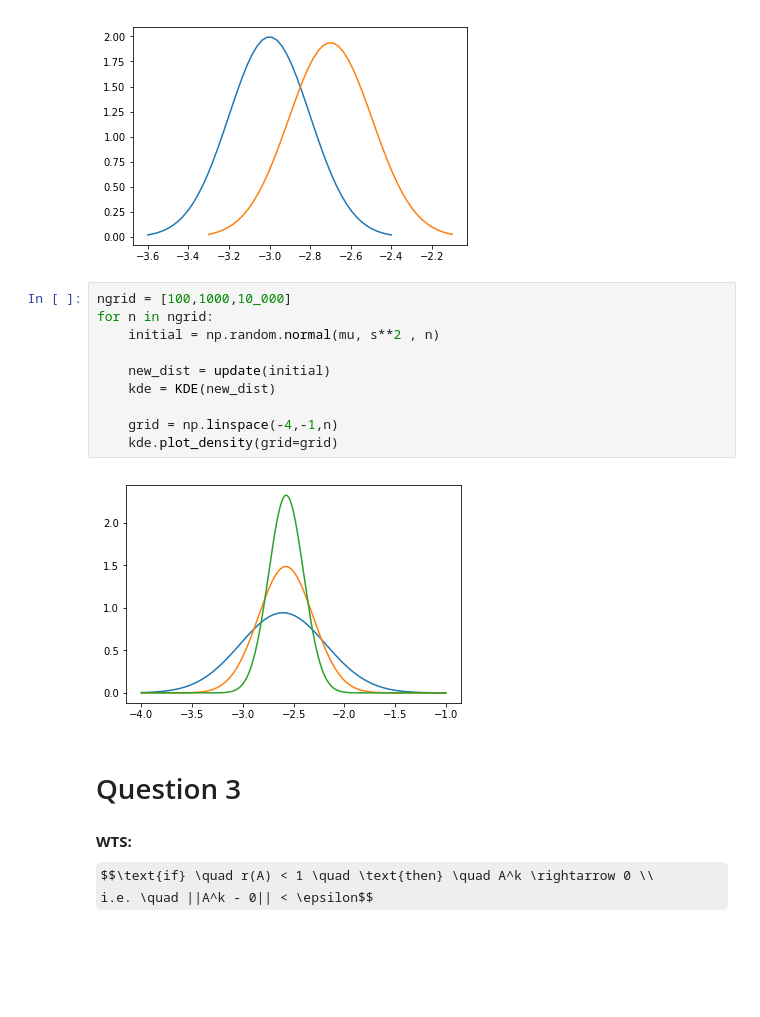
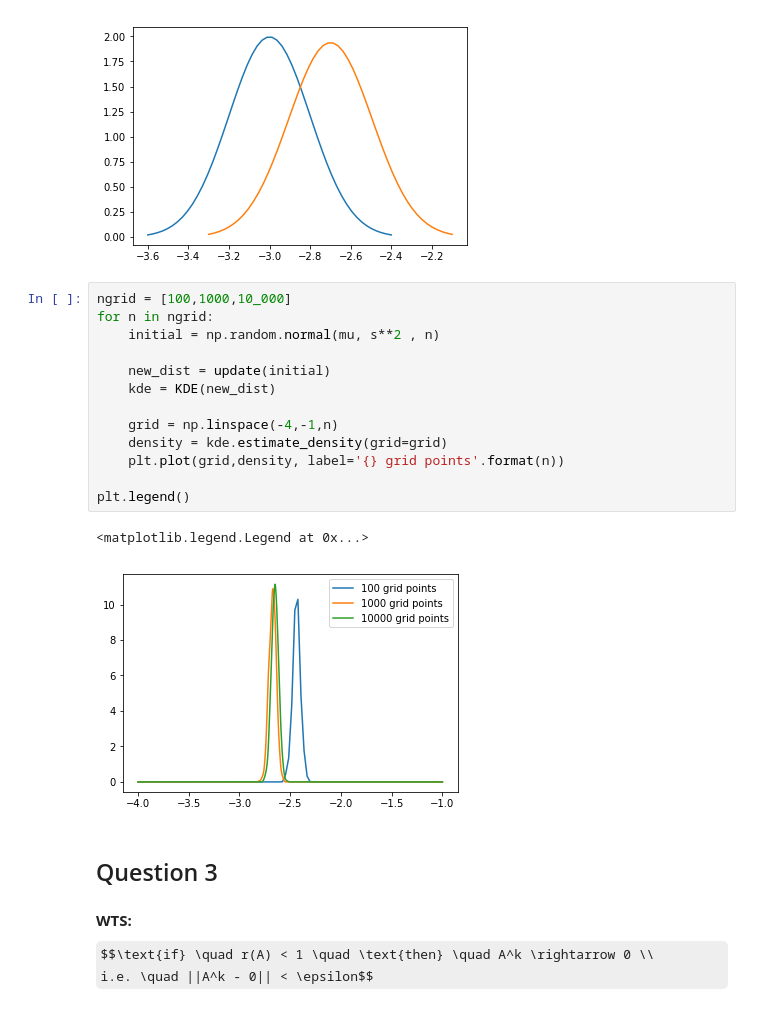
Before and after one commit to Alexander-Weinberg/BootCamp2018, a Jupyter notebook: ProbSets/Econ/ProbSet2/econ_ps2.ipynb, the cells around one changed output. Cells and saved outputs as stored; diff of their text form; some formulas as TeX source; blank space fills up the shorter version.

```diff
--- a/ProbSets/Econ/ProbSet2/econ_ps2.ipynb
+++ b/ProbSets/Econ/ProbSet2/econ_ps2.ipynb
@@ -206,17 +210,21 @@ plt.plot(domainY, matplotlib.mlab.normpdf(domainY, avg, np.sqrt(s2)))
 # %%
 ngrid = [100,1000,10_000]
 for n in ngrid:
     initial = np.random.normal(mu, s**2 , n)
 
     new_dist = update(initial)
     kde = KDE(new_dist)
 
     grid = np.linspace(-4,-1,n)
-    kde.plot_density(grid=grid)
+    density = kde.estimate_density(grid=grid)
+    plt.plot(grid,density, label='{} grid points'.format(n))
+
+plt.legend()
 # %% [output]
+<matplotlib.legend.Legend at 0x...>
-[figure, old version]
+[figure, new version]
 # %% [markdown]
-# Question 3
+## Question 3
 # %% [markdown]
 **WTS:** $$\text{if} \quad r(A) < 1 \quad \text{then} \quad A^k \rightarrow 0 \\
 i.e. \quad ||A^k - 0|| < \epsilon$$
```
Also changed, not shown: parts of 15 cells of this notebook.
